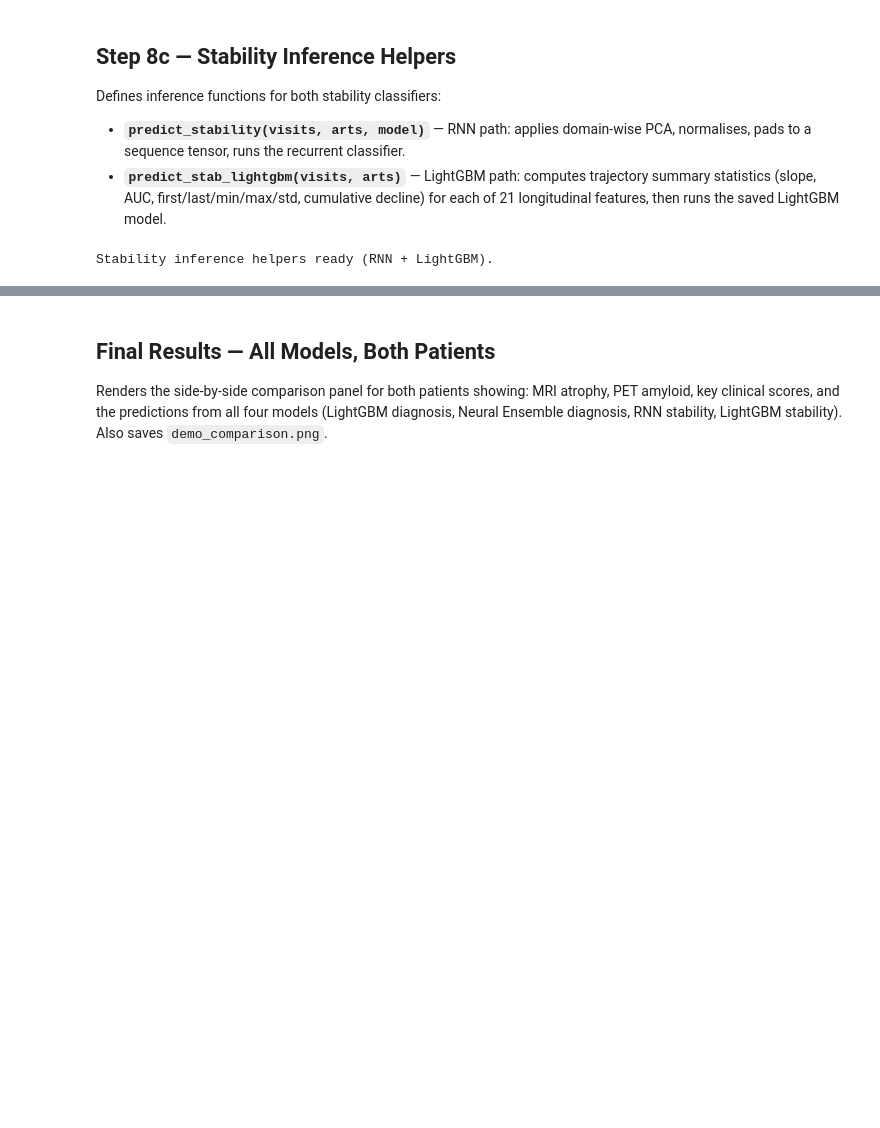
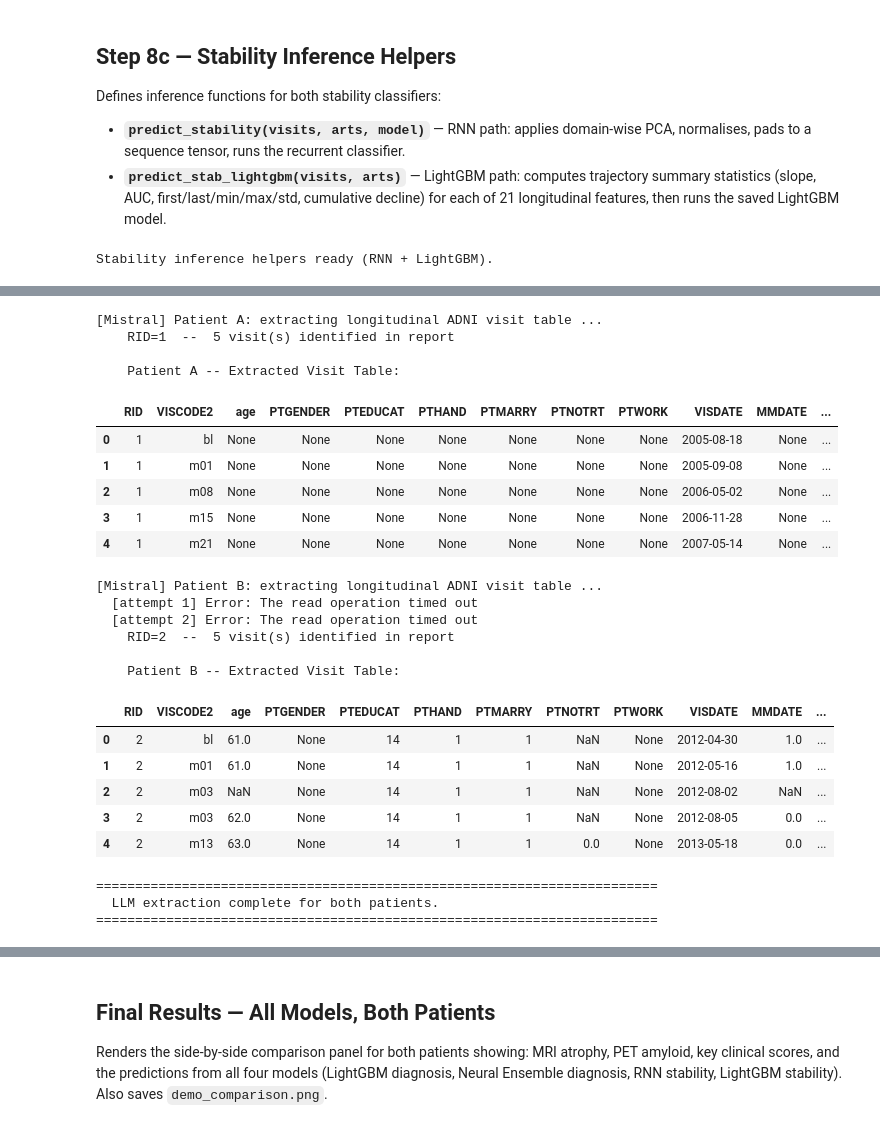
Before and after one commit to MiraSiniane/FYP-Prediction-of-Mild-Cognitive-Impairment-and-Vascular-Risk-Factors, a Jupyter notebook: demo/demo.ipynb, the cells around one changed output, grey strips where cells are left out. Cells and saved outputs as stored; diff of their text form; code cells hidden in the pictures; blank space fills up the shorter version.

```diff
--- a/demo/demo.ipynb
+++ b/demo/demo.ipynb
@@ -2049,0 +1330,23 @@ done
+# %%
+# -- Step A: OCR -- process both patients' reports --
+state = {}
+for _rid, pat in enumerate(PATIENTS, start=1):
+    label  = pat["label"]
+    folder = pat["folder"]
+    state[label] = {"rid": _rid, "pat": pat}
+
+    sep = "=" * 72
+    print(f"\n{sep}")
+    print(f"  {label}  ({folder}/)")
+    print(sep)
+
+    print("\n[OCR] reading scanned report pages ...")
+    ocr_raw = ocr_report(folder)
+    print(f"\n    --- Raw OCR text ({len(ocr_raw)} chars) ---")
+    print(ocr_raw)
+
+    state[label]["ocr_text"] = ocr_raw
+
+print(f"\n{'='*72}")
+print("  OCR complete for both patients.")
+print(f"{'='*72}")
@@ -2049,0 +1404,47 @@ done
+# %%
+# -- Step B: LLM extraction -- build the longitudinal visit table for both patients --
+for label, s in state.items():
+    print(f"\n[Mistral] {label}: extracting longitudinal ADNI visit table ...")
+    visits_list = call_mistral_visits(s["ocr_text"])
+    print(f"    RID={s['rid']}  --  {len(visits_list)} visit(s) identified in report")
+
+    visits_df = build_visits_dataframe(s["rid"], visits_list)
+    s["visits_df"] = visits_df
+    s["last_idx"]  = visits_df.index[-1]
+
+    print(f"\n    {label} -- Extracted Visit Table:")
+    _disp = visits_df.drop(columns=["_month"])
+    try:
+        display(_disp)
+    except NameError:
+        print(_disp.to_string())
+
+print(f"\n{'='*72}")
+print("  LLM extraction complete for both patients.")
+print(f"{'='*72}")
+# %% [output]
+[Mistral] Patient A: extracting longitudinal ADNI visit table ...
+    RID=1  --  5 visit(s) identified in report
+
+    Patient A -- Extracted Visit Table:
+|  | RID | VISCODE2 | age | PTGENDER | PTEDUCAT | PTHAND | PTMARRY | PTNOTRT | PTWORK | VISDATE | MMDATE | ... |
+| 0 | 1 | bl | None | None | None | None | None | None | None | 2005-08-18 | None | ... |
+| 1 | 1 | m01 | None | None | None | None | None | None | None | 2005-09-08 | None | ... |
+| 2 | 1 | m08 | None | None | None | None | None | None | None | 2006-05-02 | None | ... |
+| 3 | 1 | m15 | None | None | None | None | None | None | None | 2006-11-28 | None | ... |
+| 4 | 1 | m21 | None | None | None | None | None | None | None | 2007-05-14 | None | ... |
+[Mistral] Patient B: extracting longitudinal ADNI visit table ...
+  [attempt 1] Error: The read operation timed out
+  [attempt 2] Error: The read operation timed out
+    RID=2  --  5 visit(s) identified in report
+
+    Patient B -- Extracted Visit Table:
+|  | RID | VISCODE2 | age | PTGENDER | PTEDUCAT | PTHAND | PTMARRY | PTNOTRT | PTWORK | VISDATE | MMDATE | ... |
+| 0 | 2 | bl | 61.0 | None | 14 | 1 | 1 | NaN | None | 2012-04-30 | 1.0 | ... |
+| 1 | 2 | m01 | 61.0 | None | 14 | 1 | 1 | NaN | None | 2012-05-16 | 1.0 | ... |
+| 2 | 2 | m03 | NaN | None | 14 | 1 | 1 | NaN | None | 2012-08-02 | NaN | ... |
+| 3 | 2 | m03 | 62.0 | None | 14 | 1 | 1 | NaN | None | 2012-08-05 | 0.0 | ... |
+| 4 | 2 | m13 | 63.0 | None | 14 | 1 | 1 | 0.0 | None | 2013-05-18 | 0.0 | ... |
+========================================================================
+  LLM extraction complete for both patients.
+========================================================================
```
Also changed, not shown: parts of 36 cells of this notebook, 13 other files.
